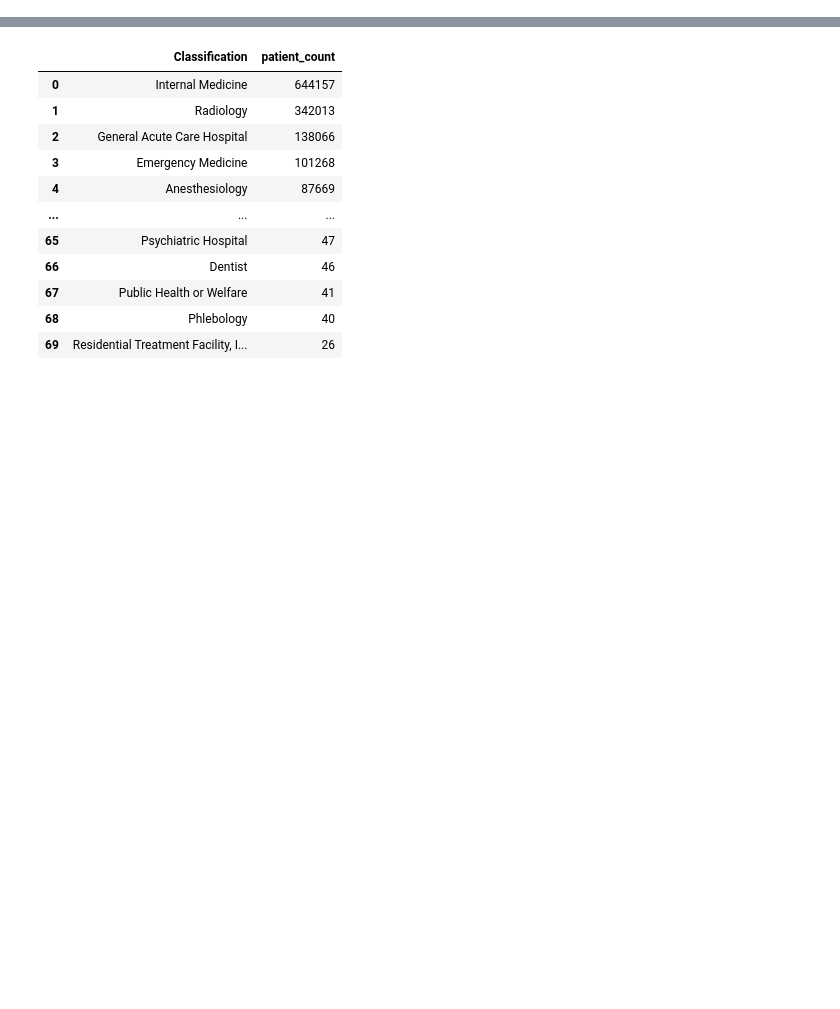
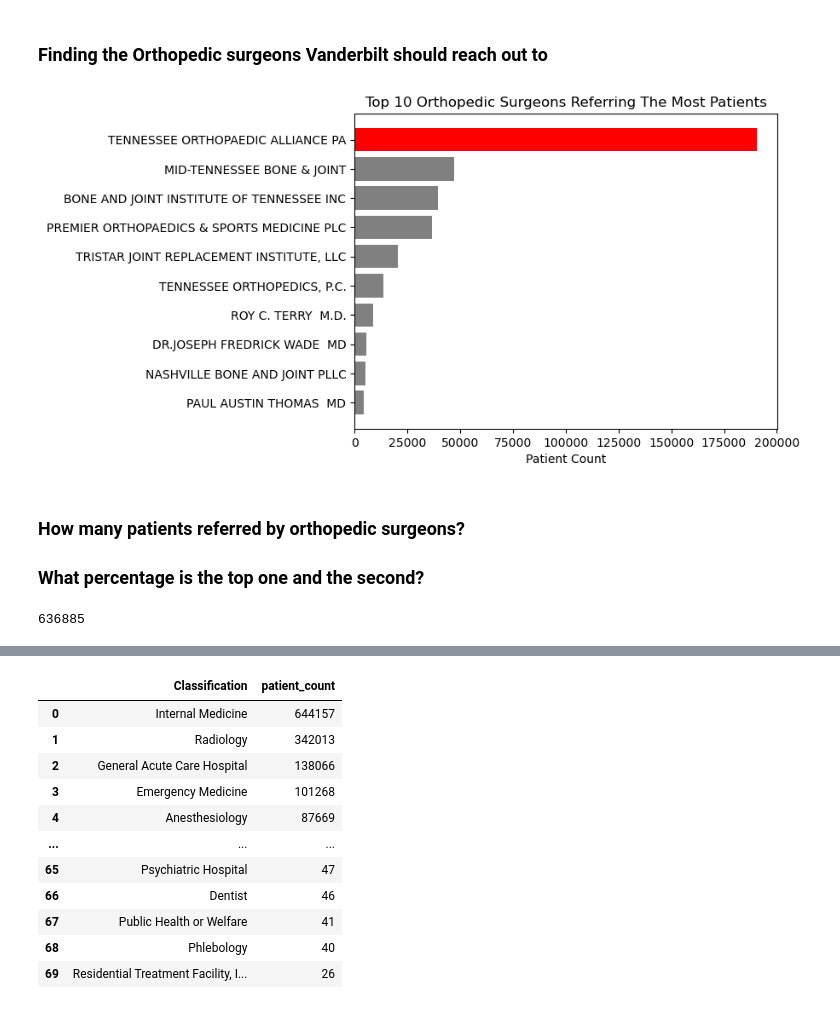
Before and after one commit to KagonDeans/hop-team, a Jupyter notebook: notebook/question_2 redo.ipynb, the cells around one changed output, grey strips where cells are left out. Cells and saved outputs as stored; diff of their text form; code cells hidden in the pictures; blank space fills up the shorter version.

```diff
--- a/notebook/question_2 redo.ipynb
+++ b/notebook/question_2 redo.ipynb
@@ -111,0 +248,43 @@ nppes_nashville = nppes_nashville.merge(right = npi_to_name, how = 'left', on ='
+# %% [markdown]
+### Finding the Orthopedic surgeons Vanderbilt should reach out to
+# %%
+# Finding total patient referrals for all orthopedic surgeons
+nashville_orthopedics = nppes_nashville.groupby(['Classification','from_provider']) \
+['patient_count'] \
+.sum() \
+.reset_index() \
+.sort_values(by = 'patient_count', ascending = False) \
+.reset_index(drop = True) \
+.query('Classification == "Orthopaedic Surgery"')
+
+#Sorting values to get top orthopedic surgeons
+nashville_orthopedics = nashville_orthopedics.sort_values(by = 'patient_count', ascending = True)
+
+top_10_nashville_orthopedics = nashville_orthopedics.sort_values(
+    by = 'patient_count', ascending = False
+) \
+.head(10) \
+.reset_index(drop = True) \
+.sort_values(by = 'patient_count', ascending = True)
+
+top_10_color = ['grey','grey','grey','grey','grey','grey','grey','grey','grey','red']
+
+#Creating bar graph of top 10 Nashville Orthopedic Surgeons
+plt.barh(data = top_10_nashville_orthopedics, y = 'from_provider', width = 'patient_count', color = top_10_color)
+
+plt.xlabel('Patient Count')
+#plt.ylabel('Specialty')
+plt.title('Top 10 Orthopedic Surgeons Referring The Most Patients')
+
+
+plt.savefig('../data/top_10_orthopedic_surgeons_referring_the_most_patients.png', bbox_inches = 'tight')
+# %% [output]
+[figure, added]
+# %% [markdown]
+###  How many patients referred by orthopedic surgeons?
+### What percentage is the top one and the second?
+# %%
+total_patients_referred_from_ortho = nashville_orthopedics['patient_count'].sum()
+total_patients_referred_from_ortho
+# %% [output]
+636885
```
Also changed, not shown: parts of 59 cells of this notebook.
